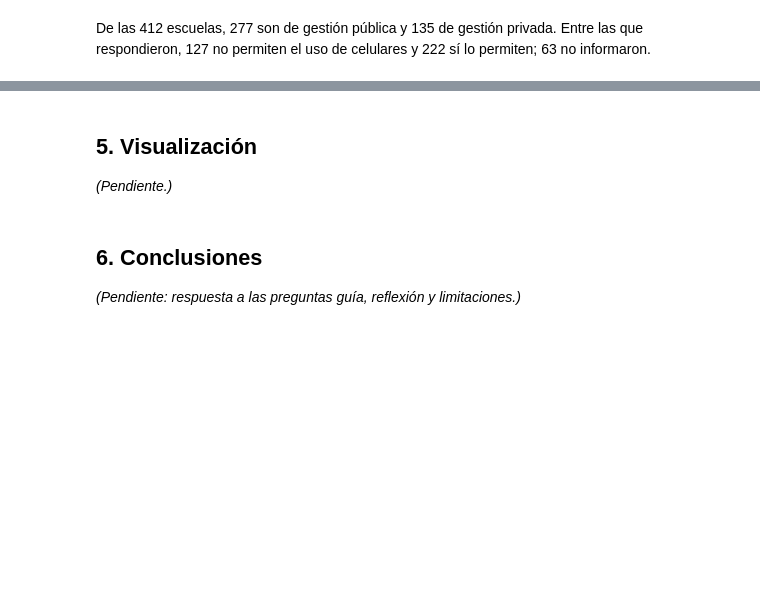
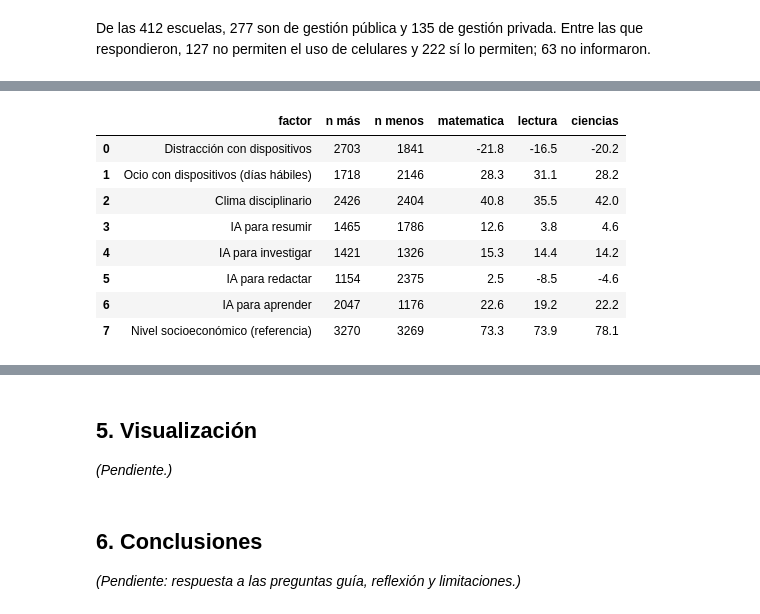
Before and after one commit to ManuelBernardez/PISA-data-analysis, a Jupyter notebook: data_challenge_pisa_argentina.ipynb, the cells around one changed output, grey strips where cells are left out. Saved outputs shown, nothing was run; the diff lists cells and outputs as text; code cells hidden in the pictures; blank space fills up the shorter version.

```diff
--- a/data_challenge_pisa_argentina.ipynb
+++ b/data_challenge_pisa_argentina.ipynb
@@ -279,0 +504,5 @@ De las 412 escuelas, 277 son de gestión pública y 135 de gestión privada. Ent
+# %%
+administrados = estudiantes[estudiantes['cuestionario_administrado'] == 1]
+for columna in ['ia_aprender', 'indice_socioeconomico']:
+    promedios = administrados.groupby(administrados[columna].isna())['pv1_matematica'].mean().round(1)
+    print(columna, '-> respondió:', promedios[False], '| sin dato:', promedios[True])
@@ -279,0 +727,15 @@ De las 412 escuelas, 277 son de gestión pública y 135 de gestión privada. Ent
+# %%
+# Solo los estudiantes con índice calculado
+valores = estudiantes['indice_socioeconomico'].dropna().sort_values()
+n = len(valores)
+corte_1 = valores.iloc[n // 3]
+corte_2 = valores.iloc[2 * n // 3]
+print('Estudiantes con índice:', n, '| cortes:', round(corte_1, 2), 'y', round(corte_2, 2))
+
+indice = estudiantes['indice_socioeconomico']
+estudiantes.loc[indice < corte_1, 'tercil_socioeconomico'] = 'Bajo'
+estudiantes.loc[(indice >= corte_1) & (indice < corte_2), 'tercil_socioeconomico'] = 'Medio'
+estudiantes.loc[indice >= corte_2, 'tercil_socioeconomico'] = 'Alto'
+
+print(estudiantes['tercil_socioeconomico'].value_counts())
+print('Sin índice:', estudiantes['tercil_socioeconomico'].isna().sum())
@@ -279,0 +1029,36 @@ De las 412 escuelas, 277 son de gestión pública y 135 de gestión privada. Ent
+# %%
+clima = estudiantes['indice_clima_disciplinario']
+clima_q1 = clima.describe()['25%']
+clima_q3 = clima.describe()['75%']
+
+comparaciones = [
+    ('Distracción con dispositivos', estudiantes['distraccion_dispositivos'] == 4, estudiantes['distraccion_dispositivos'] == 1),
+    ('Ocio con dispositivos (días hábiles)', estudiantes['ocio_horas_dias_habiles'] >= 7, estudiantes['ocio_horas_dias_habiles'] <= 2),
+    ('Clima disciplinario', clima >= clima_q3, clima <= clima_q1),
+    ('IA para resumir', estudiantes['ia_resumir'] == 5, estudiantes['ia_resumir'] == 1),
+    ('IA para investigar', estudiantes['ia_investigar'] == 5, estudiantes['ia_investigar'] == 1),
+    ('IA para redactar', estudiantes['ia_redactar'] == 5, estudiantes['ia_redactar'] == 1),
+    ('IA para aprender', estudiantes['ia_aprender'] == 5, estudiantes['ia_aprender'] == 1),
+    ('Nivel socioeconómico (referencia)', estudiantes['tercil_socioeconomico'] == 'Alto', estudiantes['tercil_socioeconomico'] == 'Bajo'),
+]
+
+filas = []
+for factor, grupo_mas, grupo_menos in comparaciones:
+    fila = {'factor': factor, 'n más': grupo_mas.sum(), 'n menos': grupo_menos.sum()}
+    for materia in ['matematica', 'lectura', 'ciencias']:
+        columna = 'pv1_' + materia
+        fila[materia] = round(estudiantes.loc[grupo_mas, columna].mean() - estudiantes.loc[grupo_menos, columna].mean(), 1)
+    filas.append(fila)
+
+resumen = pd.DataFrame(filas)
+resumen
+# %% [output]
+|  | factor | n más | n menos | matematica | lectura | ciencias |
+| 0 | Distracción con dispositivos | 2703 | 1841 | -21.8 | -16.5 | -20.2 |
+| 1 | Ocio con dispositivos (días hábiles) | 1718 | 2146 | 28.3 | 31.1 | 28.2 |
+| 2 | Clima disciplinario | 2426 | 2404 | 40.8 | 35.5 | 42.0 |
+| 3 | IA para resumir | 1465 | 1786 | 12.6 | 3.8 | 4.6 |
+| 4 | IA para investigar | 1421 | 1326 | 15.3 | 14.4 | 14.2 |
+| 5 | IA para redactar | 1154 | 2375 | 2.5 | -8.5 | -4.6 |
+| 6 | IA para aprender | 2047 | 1176 | 22.6 | 19.2 | 22.2 |
+| 7 | Nivel socioeconómico (referencia) | 3270 | 3269 | 73.3 | 73.9 | 78.1 |
```
Also changed, not shown: parts of 102 cells of this notebook, 1 other file.
